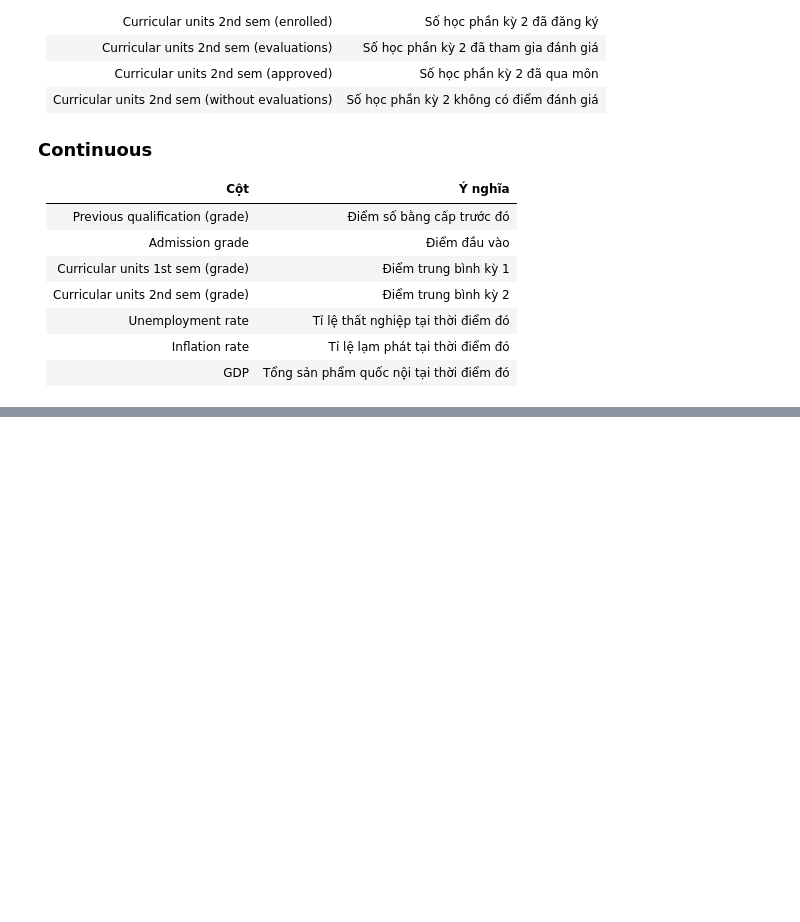
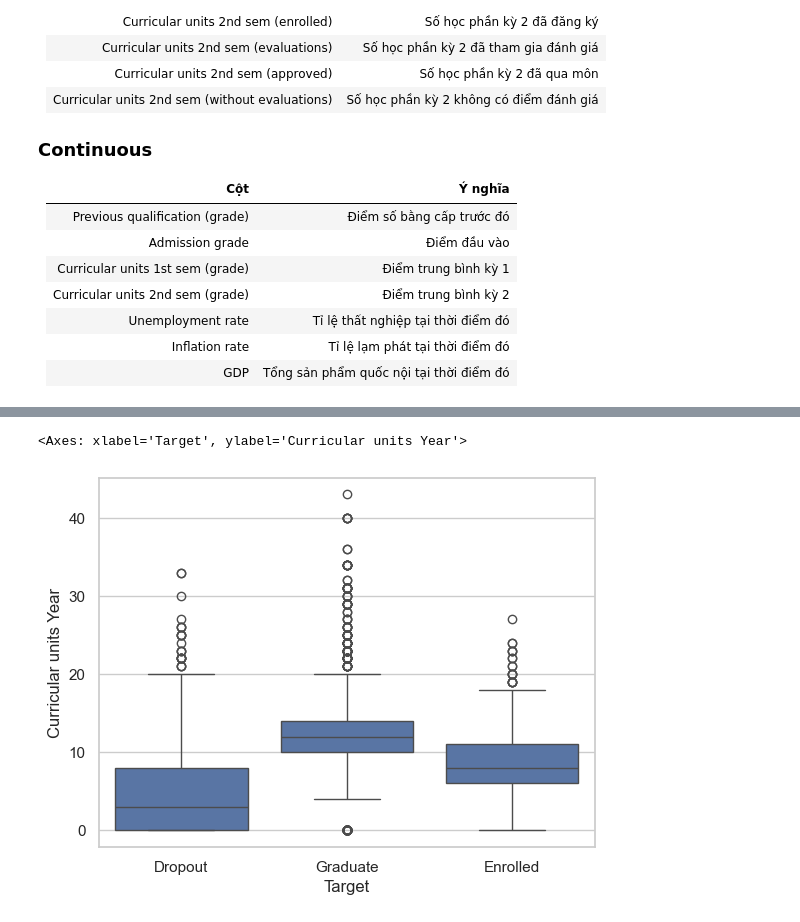
Before and after one commit to StrugVN/data-analysis-ctu, a Jupyter notebook: 1/1.ipynb, the cells around one changed output, grey strips where cells are left out. Cells and saved outputs as stored; diff of their text form; code cells hidden in the pictures; blank space fills up the shorter version.

```diff
--- a/1/1.ipynb
+++ b/1/1.ipynb
@@ -189,0 +239,9 @@ formatted_summary_df
+# %%
+# Số môn đã qua - Năm
+df_raw['Curricular units Year'] = df_raw['Curricular units 1st sem (approved)'] + df_raw['Curricular units 2nd sem (approved)']
+# %%
+
+sns.boxplot(x='Target', y='Curricular units Year', data=df_raw)
+# %% [output]
+<Axes: xlabel='Target', ylabel='Curricular units Year'>
+[figure, added]
```
Also changed, not shown: parts of 32 cells of this notebook, 1 other file.
